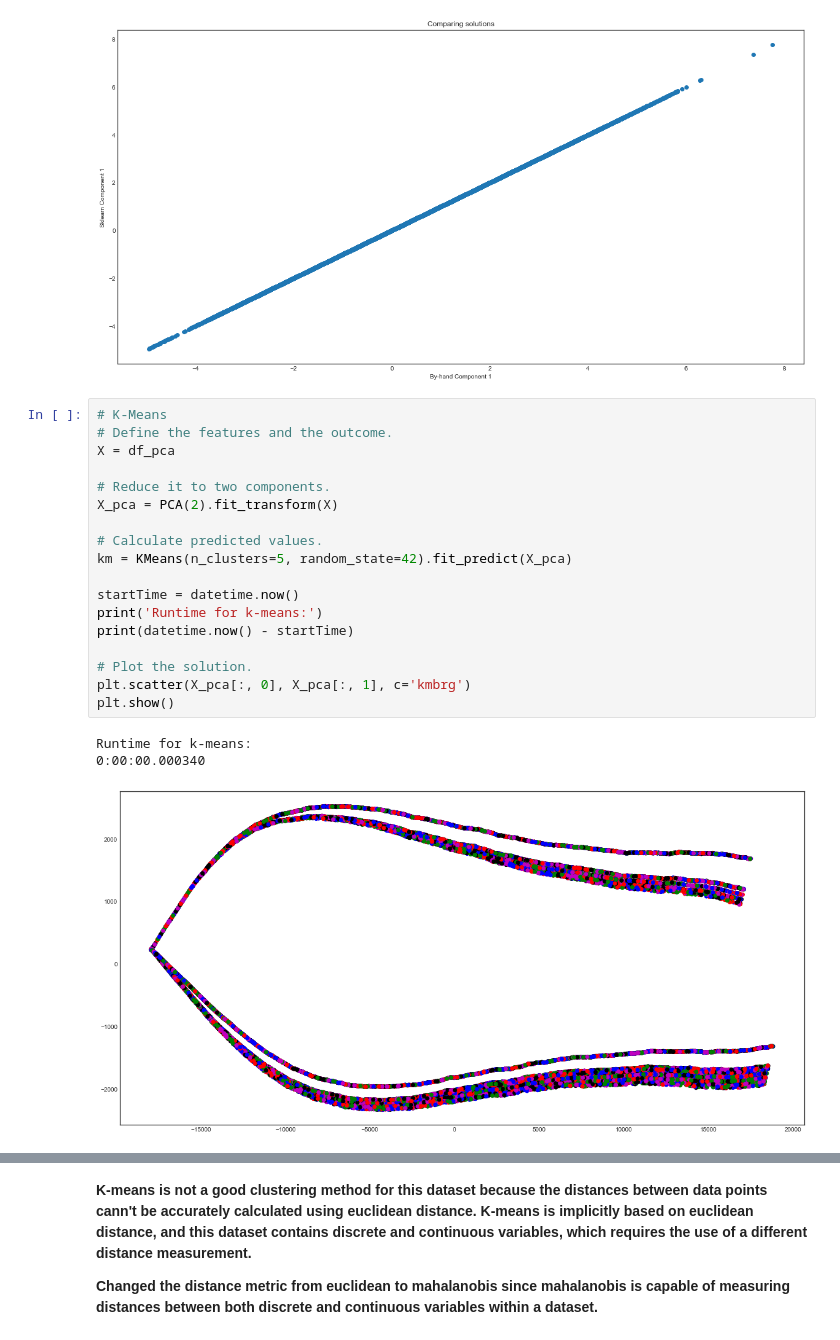
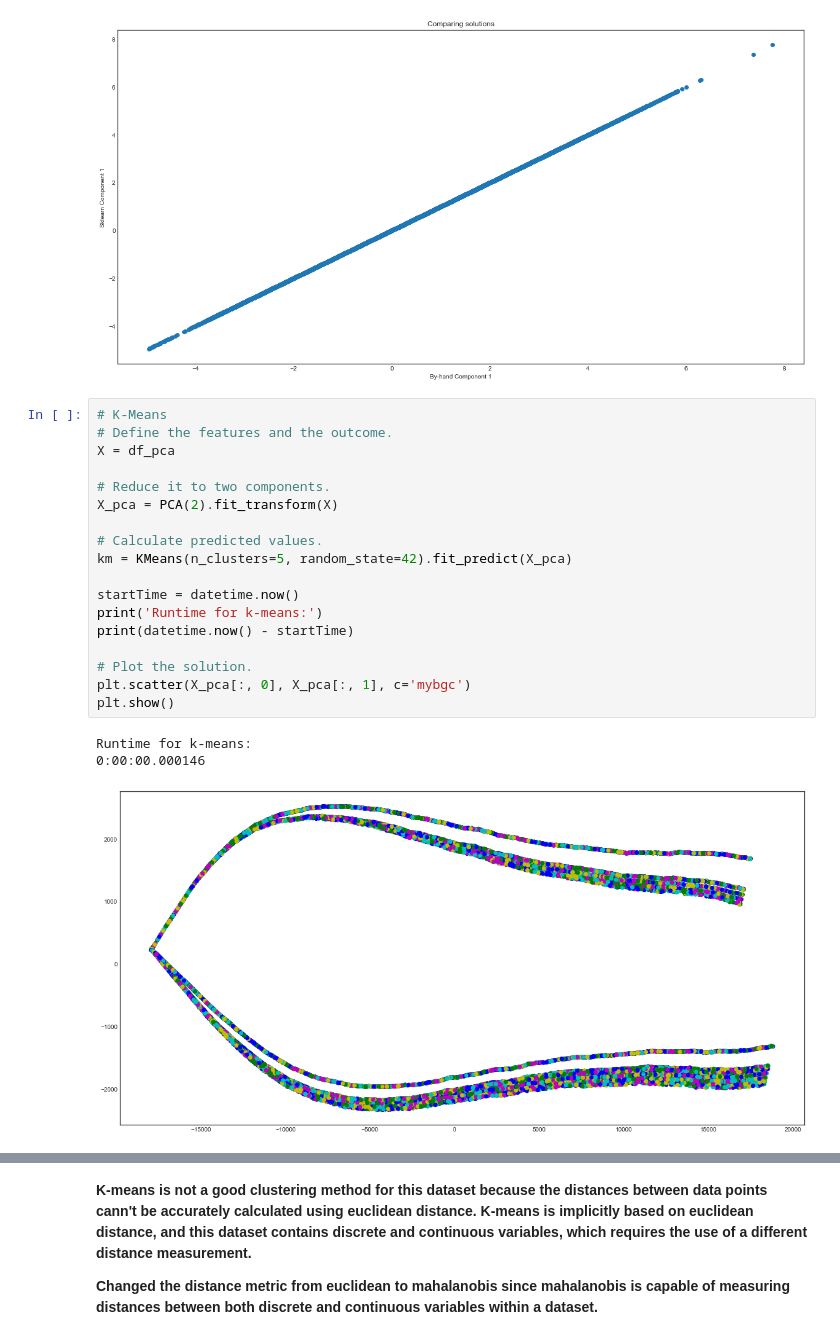
Before and after one commit to milabknowin/Thinkful, a Jupyter notebook: Unsupervised_Learning/Clusters/Boston_Marathon_Challenge.ipynb, the cells around one changed output, grey strips where cells are left out. Cells and saved outputs as stored; diff of their text form.

```diff
--- a/Unsupervised_Learning/Clusters/Boston_Marathon_Challenge.ipynb
+++ b/Unsupervised_Learning/Clusters/Boston_Marathon_Challenge.ipynb
@@ -431,25 +431,25 @@ The percentage of total variance in the dataset explained by each component from
 # %%
 # K-Means
 # Define the features and the outcome.
 X = df_pca
 
 # Reduce it to two components.
 X_pca = PCA(2).fit_transform(X)
 
 # Calculate predicted values.
 km = KMeans(n_clusters=5, random_state=42).fit_predict(X_pca)
 
 startTime = datetime.now()
 print('Runtime for k-means:')
 print(datetime.now() - startTime)
 
 # Plot the solution.
-plt.scatter(X_pca[:, 0], X_pca[:, 1], c='kmbrg')
+plt.scatter(X_pca[:, 0], X_pca[:, 1], c='mybgc')
 plt.show()
 # %% [output]
 Runtime for k-means:
-0:00:00.000340
+0:00:00.000146
-[figure, old version]
+[figure, new version]
 # %%
 minibatchkmeans = MiniBatchKMeans(
     init='random',
```
Also changed, not shown: parts of 23 cells of this notebook.
